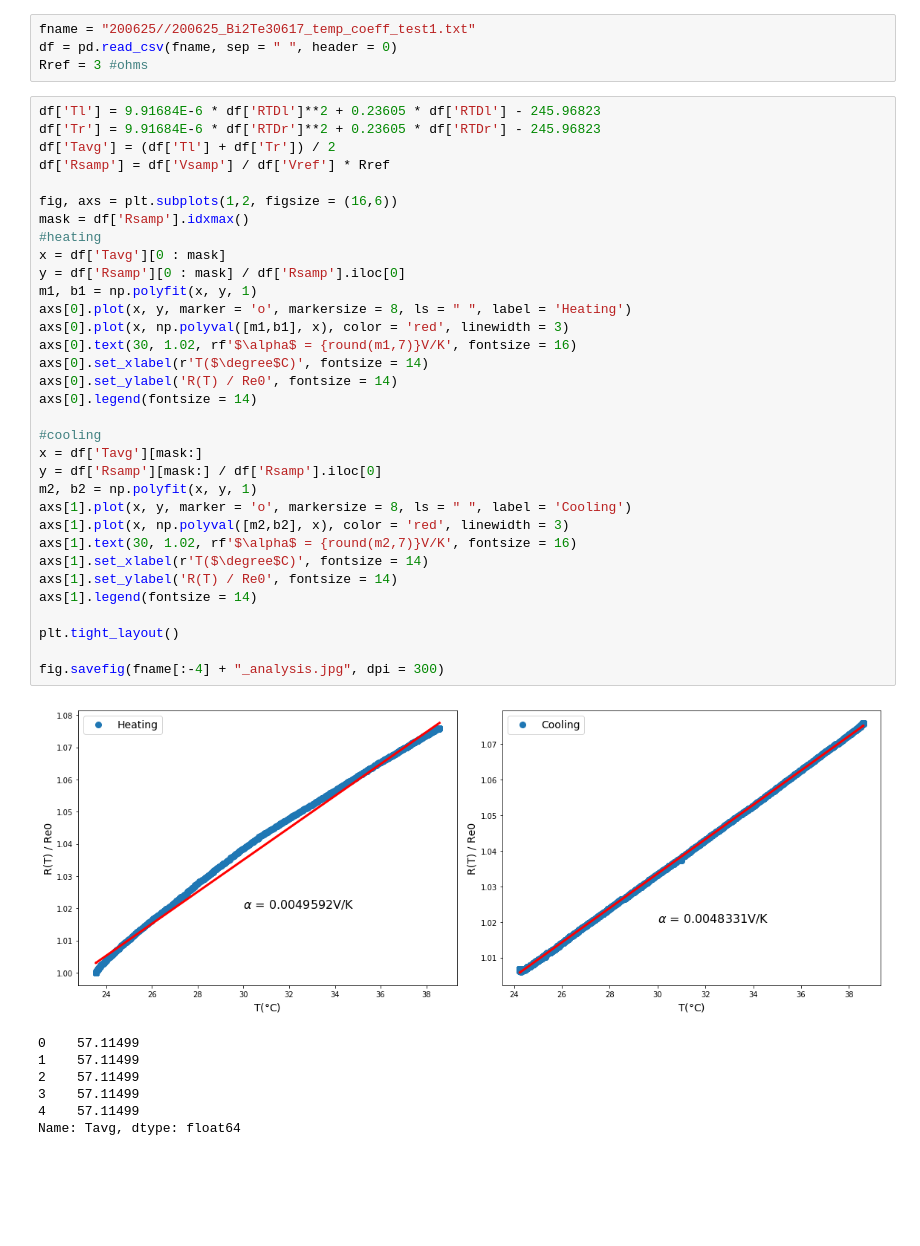
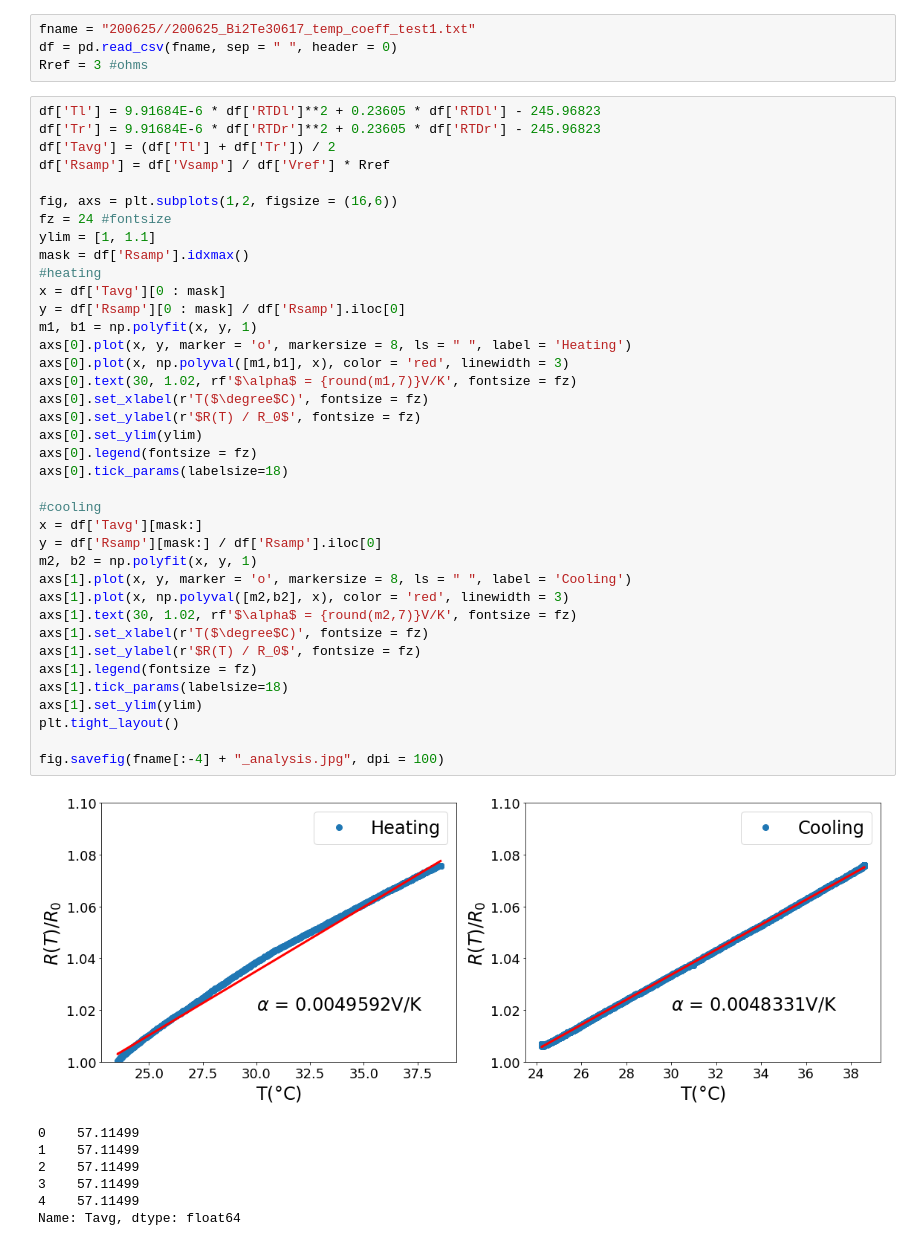
Before and after one commit to xyan36/GraysonGroup, a Jupyter notebook: suspended_wire/temp_coeff_analysis.ipynb, the cells around one changed output. Saved outputs shown, nothing was run; the diff lists cells and outputs as text; blank space fills up the shorter version.

```diff
--- a/suspended_wire/temp_coeff_analysis.ipynb
+++ b/suspended_wire/temp_coeff_analysis.ipynb
@@ -11,38 +11,43 @@ Rref = 3 #ohms
 # %%
 df['Tl'] = 9.91684E-6 * df['RTDl']**2 + 0.23605 * df['RTDl'] - 245.96823
 df['Tr'] = 9.91684E-6 * df['RTDr']**2 + 0.23605 * df['RTDr'] - 245.96823
 df['Tavg'] = (df['Tl'] + df['Tr']) / 2
 df['Rsamp'] = df['Vsamp'] / df['Vref'] * Rref
 
 fig, axs = plt.subplots(1,2, figsize = (16,6))
+fz = 24 #fontsize
+ylim = [1, 1.1]
 mask = df['Rsamp'].idxmax()
 #heating
 x = df['Tavg'][0 : mask]
 y = df['Rsamp'][0 : mask] / df['Rsamp'].iloc[0]
 m1, b1 = np.polyfit(x, y, 1)
 axs[0].plot(x, y, marker = 'o', markersize = 8, ls = " ", label = 'Heating')
 axs[0].plot(x, np.polyval([m1,b1], x), color = 'red', linewidth = 3)
-axs[0].text(30, 1.02, rf'$\alpha$ = {round(m1,7)}V/K', fontsize = 16)
-axs[0].set_xlabel(r'T($\degree$C)', fontsize = 14)
-axs[0].set_ylabel('R(T) / Re0', fontsize = 14)
-axs[0].legend(fontsize = 14)
+axs[0].text(30, 1.02, rf'$\alpha$ = {round(m1,7)}V/K', fontsize = fz)
+axs[0].set_xlabel(r'T($\degree$C)', fontsize = fz)
+axs[0].set_ylabel(r'$R(T) / R_0$', fontsize = fz)
+axs[0].set_ylim(ylim)
+axs[0].legend(fontsize = fz)
+axs[0].tick_params(labelsize=18)
 
 #cooling
 x = df['Tavg'][mask:]
 y = df['Rsamp'][mask:] / df['Rsamp'].iloc[0]
 m2, b2 = np.polyfit(x, y, 1)
 axs[1].plot(x, y, marker = 'o', markersize = 8, ls = " ", label = 'Cooling')
 axs[1].plot(x, np.polyval([m2,b2], x), color = 'red', linewidth = 3)
-axs[1].text(30, 1.02, rf'$\alpha$ = {round(m2,7)}V/K', fontsize = 16)
-axs[1].set_xlabel(r'T($\degree$C)', fontsize = 14)
-axs[1].set_ylabel('R(T) / Re0', fontsize = 14)
-axs[1].legend(fontsize = 14)
-
+axs[1].text(30, 1.02, rf'$\alpha$ = {round(m2,7)}V/K', fontsize = fz)
+axs[1].set_xlabel(r'T($\degree$C)', fontsize = fz)
+axs[1].set_ylabel(r'$R(T) / R_0$', fontsize = fz)
+axs[1].legend(fontsize = fz)
+axs[1].tick_params(labelsize=18)
+axs[1].set_ylim(ylim)
 plt.tight_layout()
 
-fig.savefig(fname[:-4] + "_analysis.jpg", dpi = 300)
+fig.savefig(fname[:-4] + "_analysis.jpg", dpi = 100)
 # %% [output]
-[figure, old version]
+[figure, new version]
 # %%
 # %% [output]
 0    57.11499
```
Also changed, not shown: 10 other files.
